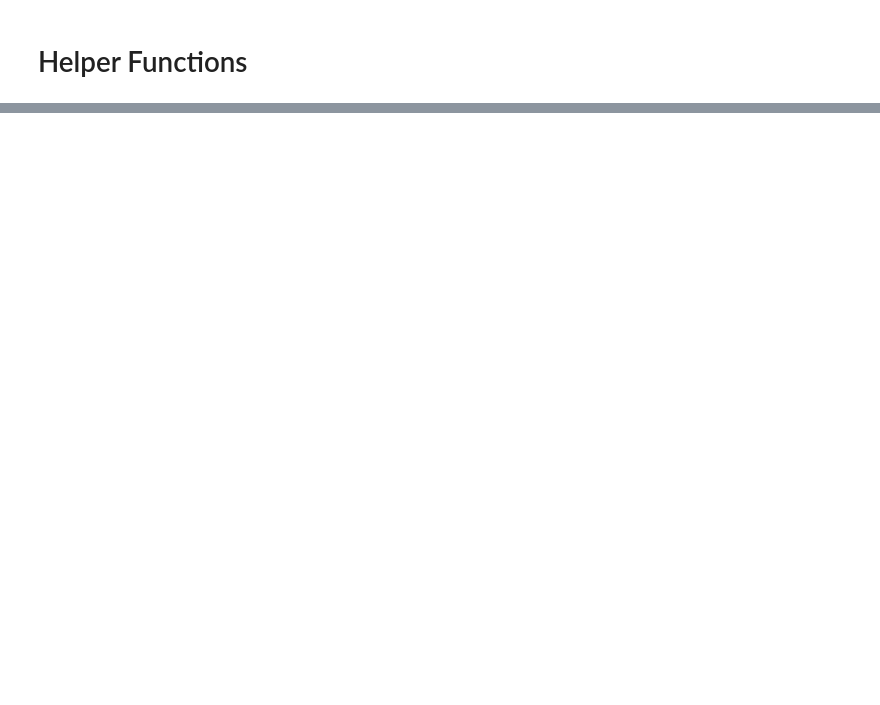
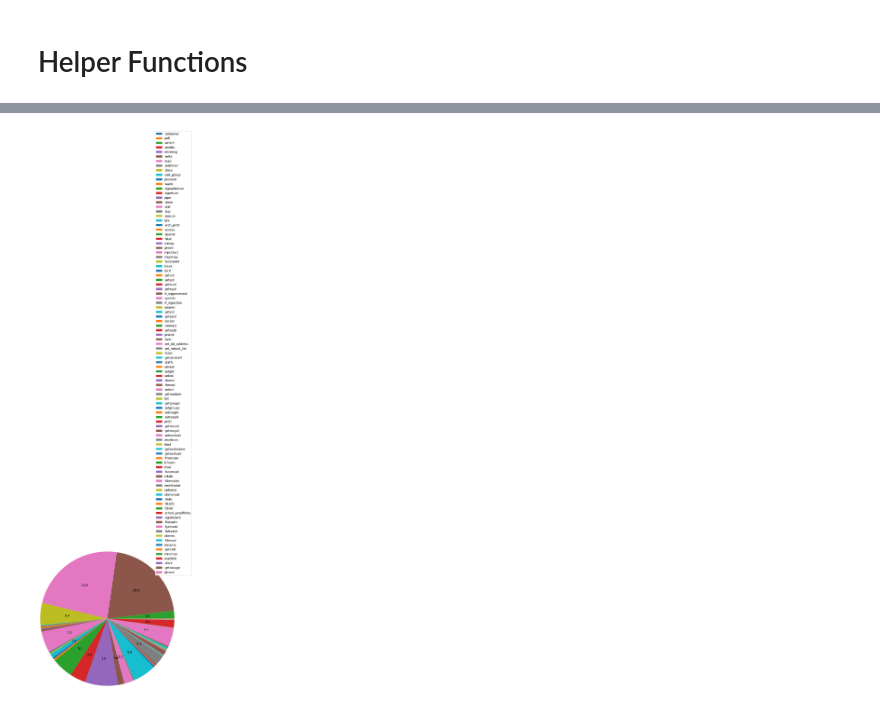
Before and after one commit to thesuhas/Intrusion-Detection-Docker, a Jupyter notebook: Dynamic Analysis/commandInjection/Syscall Analysis.ipynb, the cells around one changed output, grey strips where cells are left out. Cells and saved outputs as stored; diff of their text form; code cells hidden in the pictures; blank space fills up the shorter version.

```diff
--- a/Dynamic Analysis/commandInjection/Syscall Analysis.ipynb
+++ b/Dynamic Analysis/commandInjection/Syscall Analysis.ipynb
@@ -42,0 +43,4 @@ getPlot('mounted_socket')
+# %%
+getPlot('process_injection')
+# %% [output]
+[figure, added]
```
Also changed, not shown: parts of 3 cells of this notebook.
